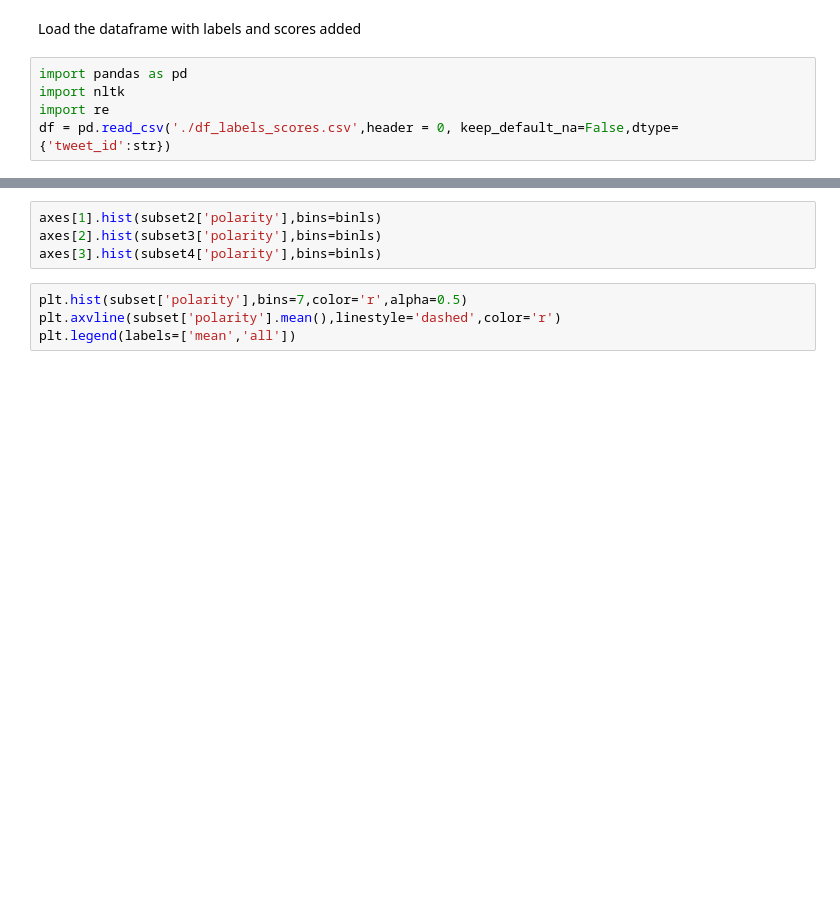
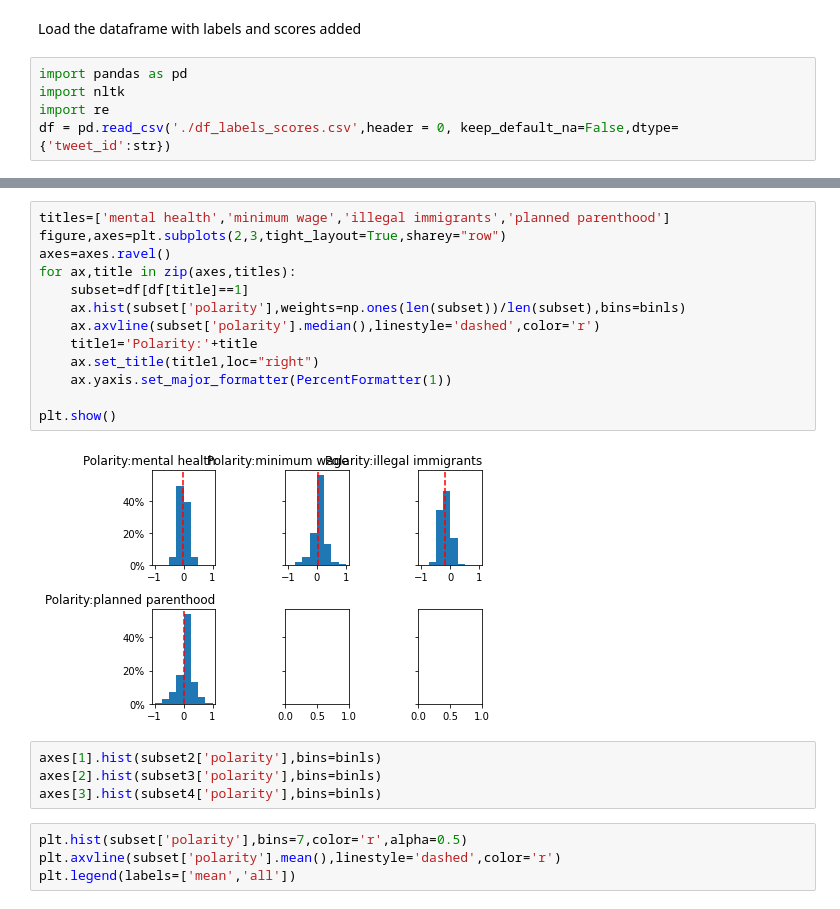
Before and after one commit to angelxie2442/Medicaid, a Jupyter notebook: medicaid/content_analysis.ipynb, the cells around one changed output, grey strips where cells are left out. Saved outputs shown, nothing was run; the diff lists cells and outputs as text; blank space fills up the shorter version.

```diff
--- a/medicaid/content_analysis.ipynb
+++ b/medicaid/content_analysis.ipynb
@@ -290,3 +282,18 @@ plt.show()
+# %%
+titles=['mental health','minimum wage','illegal immigrants','planned parenthood']
+figure,axes=plt.subplots(2,3,tight_layout=True,sharey="row")
+axes=axes.ravel()
+for ax,title in zip(axes,titles):
+    subset=df[df[title]==1]
+    ax.hist(subset['polarity'],weights=np.ones(len(subset))/len(subset),bins=binls)
+    ax.axvline(subset['polarity'].median(),linestyle='dashed',color='r')
+    title1='Polarity:'+title
+    ax.set_title(title1,loc="right")
+    ax.yaxis.set_major_formatter(PercentFormatter(1))
+
+plt.show()
+# %% [output]
+[figure, added]
 # %%
 axes[1].hist(subset2['polarity'],bins=binls)
 axes[2].hist(subset3['polarity'],bins=binls)
```
Also changed, not shown: parts of 3 cells of this notebook.
